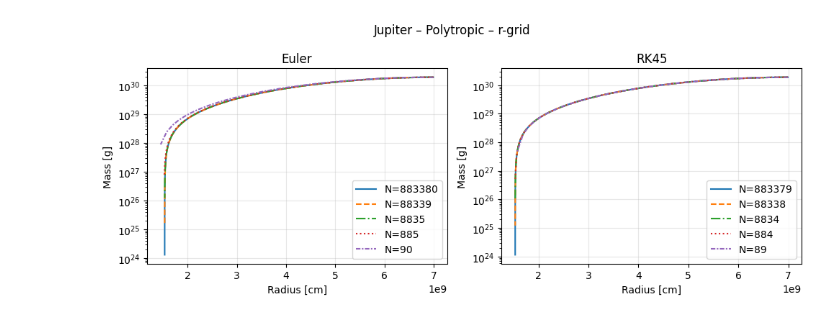
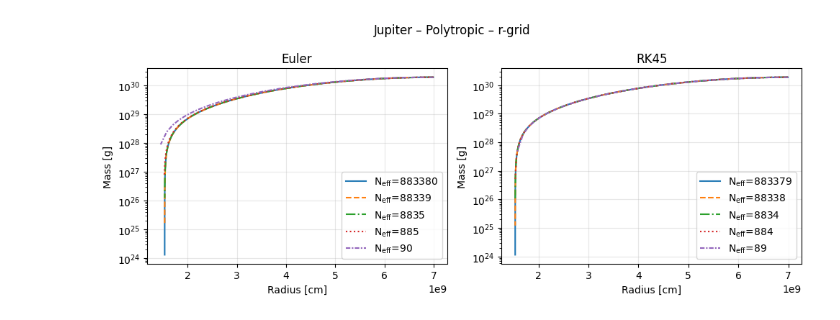
Before and after one commit to Akut-Luna/AST-514-Final-Project, a Jupyter notebook: plot_1.ipynb, the cells around one changed output. Cells and saved outputs as stored; diff of their text form; code cells hidden in the pictures.

Commit message:
updated plot labels

```diff
--- a/plot_1.ipynb
+++ b/plot_1.ipynb
@@ -23,37 +23,37 @@ def plot_data(datas_euler, datas_RK45):
     _, axs = plt.subplots(1, 2, figsize=(10, 4))
     for data_E, data_R, linestyle in zip(datas_euler, datas_RK45, linestyles):
         N = len(data_E)
-        axs[0].plot(data_E[:,0], data_E[:,1], label=f'N={N}', linestyle=linestyle)
+        axs[0].plot(data_E[:,0], data_E[:,1], label='N$_{\\text{eff}}$' + f'={N}', linestyle=linestyle)
         axs[0].set_yscale('log')
         axs[0].set_xlabel('Radius [cm]')
         axs[0].set_ylabel('Mass [g]')
         axs[0].set_title('Euler')
         axs[0].grid(True, alpha=0.3)
         axs[0].legend()
 
         N = len(data_R)
-        axs[1].plot(data_R[:,0], data_R[:,1], label=f'N={N}', linestyle=linestyle)
+        axs[1].plot(data_R[:,0], data_R[:,1], label='N$_{\\text{eff}}$' + f'={N}', linestyle=linestyle)
         axs[1].set_yscale('log')
         axs[1].set_xlabel('Radius [cm]')
         axs[1].set_ylabel('Mass [g]')
         axs[1].set_title('RK45')
         axs[1].grid(True, alpha=0.3)
         axs[1].legend()
 
     plt.suptitle('Jupiter \u2013 Polytropic \u2013 r-grid')
     plt.tight_layout()
 
     file_name = 'plot_1_different_N.pdf'
 
     folder_path = os.path.join('plots')
     file_path = os.path.join(folder_path, file_name)
     os.makedirs(folder_path, exist_ok=True)
     plt.savefig(file_path)
 
     plt.show()
     plt.close()
 
 datas_euler, datas_RK45 = load_data()
 plot_data(datas_euler, datas_RK45)
 # %% [output]
-[figure, old version]
+[figure, new version]
```
Also changed, not shown: 2 other files.
